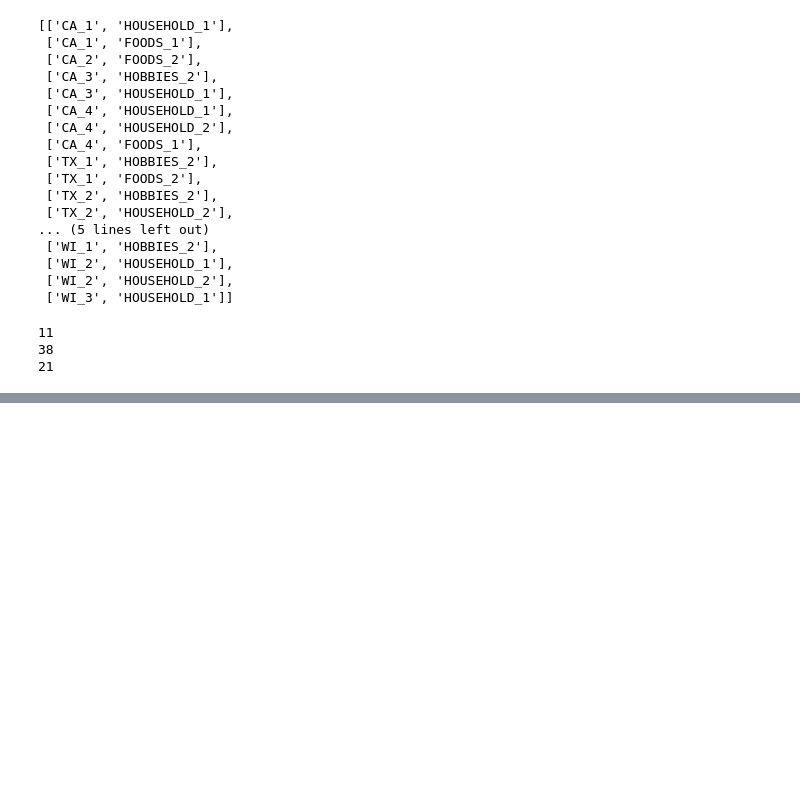
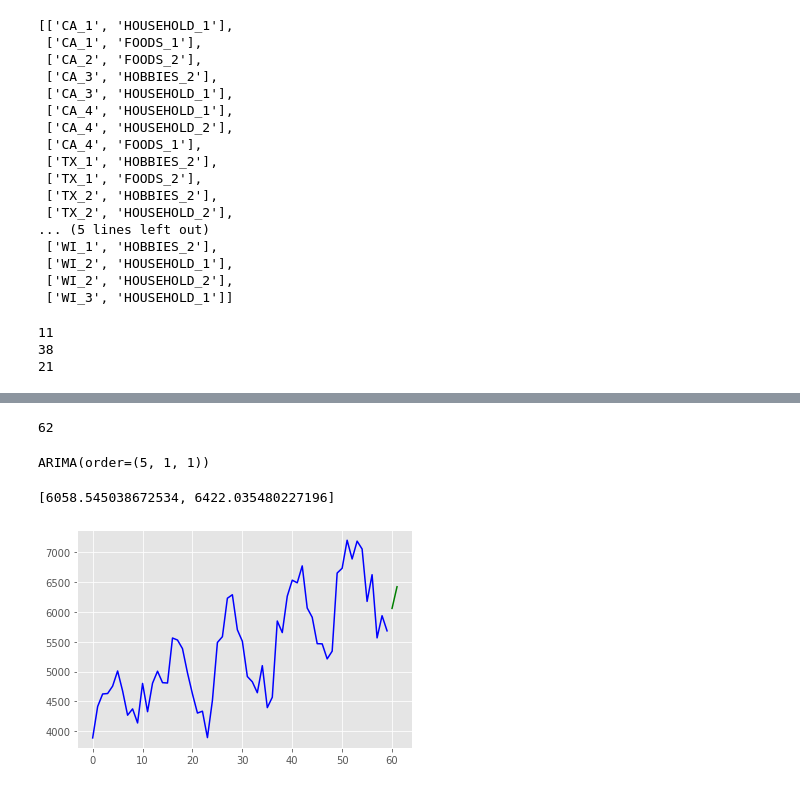
Before and after one commit to alecjonas/Forecasting_Walmart_Sales, a Jupyter notebook: notebooks/ARIMA1.ipynb, the cells around one changed output, grey strips where cells are left out. Drawn from its saved outputs; the diff is of its cells as text; code cells hidden in the pictures; blank space fills up the shorter version.

Commit message:
more graphs, updated a function bc of pkg updates

```diff
--- a/notebooks/ARIMA1.ipynb
+++ b/notebooks/ARIMA1.ipynb
@@ -153,0 +158,24 @@ two_diff_lst = two_diff_lst
+# %%
+y = resample_series(make_series('CA_1', 'HOUSEHOLD_2'),'M')
+len(y)
+# %% [output]
+62
+# %%
+train, test = train_test_split(y, train_size=60)
+model = pm.auto_arima(train, seasonal=True)
+# %%
+model
+# %% [output]
+ARIMA(order=(5, 1, 1))
+# %%
+forecasts = model.predict(test.shape[0]).tolist()
+forecasts
+# %% [output]
+[6058.545038672534, 6422.035480227196]
+# %%
+x = np.arange(y.shape[0])
+plt.plot(x[:60], train, c='blue')
+plt.plot(x[60:], forecasts, c='green')
+plt.show()
+# %% [output]
+[figure, added]
```
Also changed, not shown: parts of 41 cells of this notebook, 5 other files.
